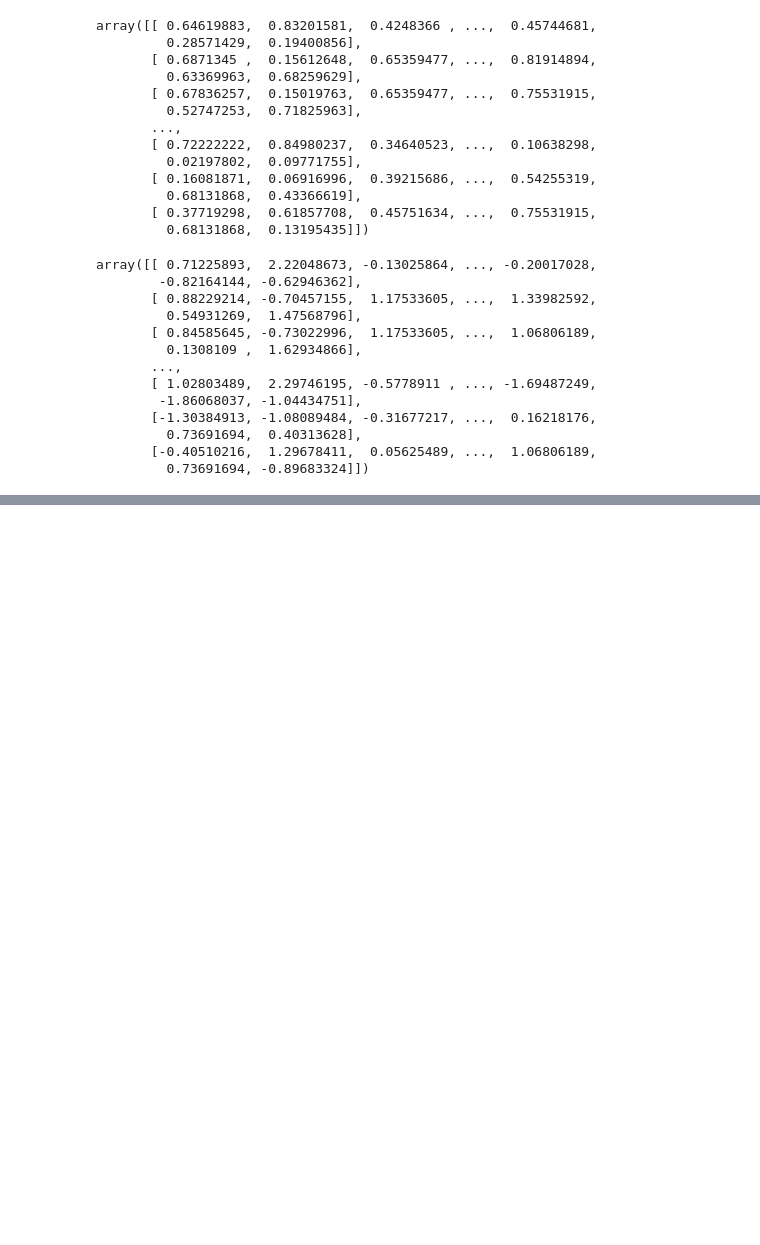
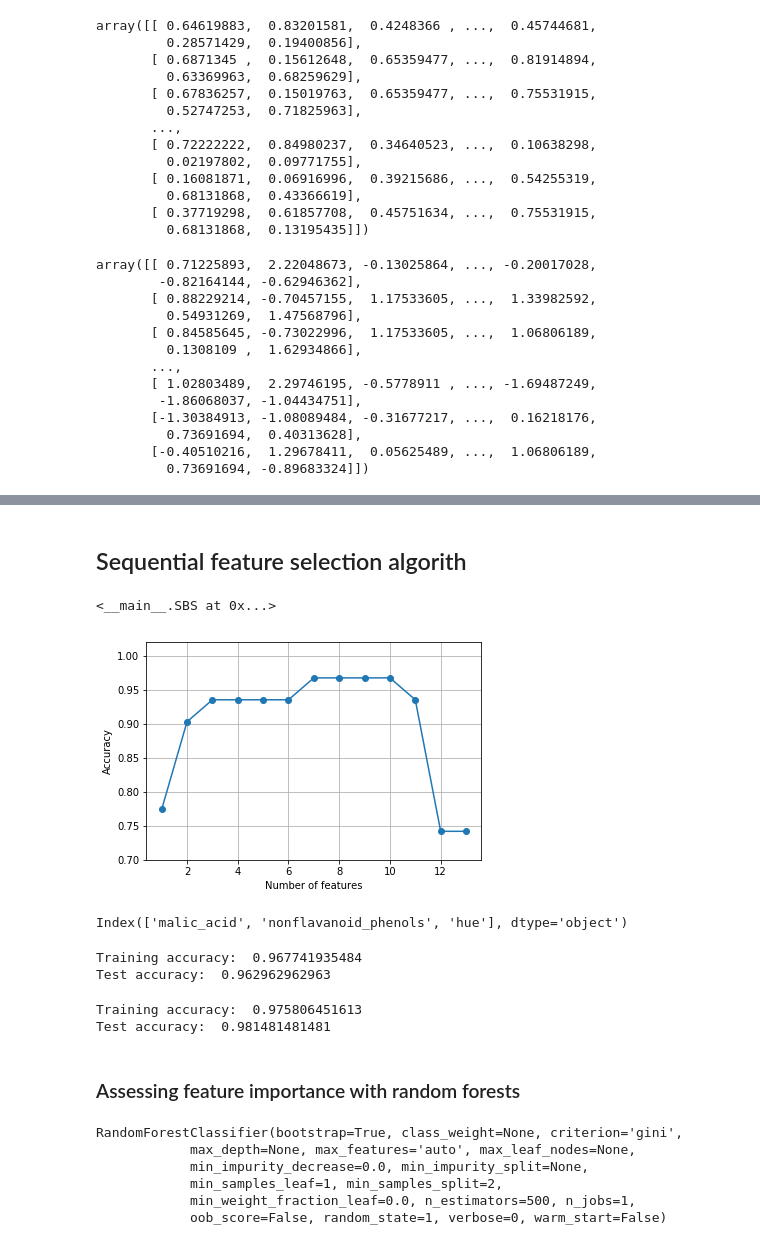
Before and after one commit to azenor-github/python-machine-learning-book, a Jupyter notebook: ch04/ch04.ipynb, the cells around one changed output, grey strips where cells are left out. Drawn from its saved outputs; the diff is of its cells as text; code cells hidden in the pictures; blank space fills up the shorter version.

```diff
--- a/ch04/ch04.ipynb
+++ b/ch04/ch04.ipynb
@@ -276,0 +342,2 @@ array([[ 0.71225893,  2.22048673, -0.13025864, ..., -0.20017028,
+# %% [markdown]
+## Sequential feature selection algorith
@@ -276,0 +406,44 @@ array([[ 0.71225893,  2.22048673, -0.13025864, ..., -0.20017028,
+# %%
+import matplotlib.pyplot as plt
+from sklearn.neighbors import KNeighborsClassifier
+
+knn = KNeighborsClassifier(n_neighbors=5)
+
+sbs = SBS(knn, k_features=1)
+sbs.fit(X_train, y_train)
+# %% [output]
+<__main__.SBS at 0x...>
+# %%
+k_feat = [ len(k) for k in sbs.subsets_ ]
+
+plt.plot(k_feat, sbs.scores_, marker="o")
+plt.ylim([0.7, 1.02])
+plt.ylabel("Accuracy")
+plt.xlabel("Number of features")
+plt.grid()
+plt.show()
+# %% [output]
+[figure, added]
+# %%
+k3 = list(sbs.subsets_[10])
+print(df_wine.columns[1:][k3])
+# %% [output]
+Index(['malic_acid', 'nonflavanoid_phenols', 'hue'], dtype='object')
+# %%
+knn.fit(X_train_std, y_train)
+
+print("Training accuracy: ", knn.score(X_train_std, y_train))
+print("Test accuracy: ", knn.score(X_test_std, y_test))
+# %% [output]
+Training accuracy:  0.967741935484
+Test accuracy:  0.962962962963
+# %%
+knn.fit(X_train_std[:,k3], y_train)
+
+print("Training accuracy: ", knn.score(X_train_std[:,k3], y_train))
+print("Test accuracy: ", knn.score(X_test_std[:,k3], y_test))
+# %% [output]
+Training accuracy:  0.975806451613
+Test accuracy:  0.981481481481
+# %% [markdown]
+### Assessing feature importance with random forests
@@ -276,0 +452,12 @@ array([[ 0.71225893,  2.22048673, -0.13025864, ..., -0.20017028,
+# %%
+feat_labels = df_wine.columns[1:]
+
+forest = RandomForestClassifier(n_estimators=500, random_state=1)
+forest.fit(X_train, y_train)
+# %% [output]
+RandomForestClassifier(bootstrap=True, class_weight=None, criterion='gini',
+            max_depth=None, max_features='auto', max_leaf_nodes=None,
+            min_impurity_decrease=0.0, min_impurity_split=None,
+            min_samples_leaf=1, min_samples_split=2,
+            min_weight_fraction_leaf=0.0, n_estimators=500, n_jobs=1,
+            oob_score=False, random_state=1, verbose=0, warm_start=False)
```
Also changed, not shown: parts of 13 cells of this notebook, 2 other files.
